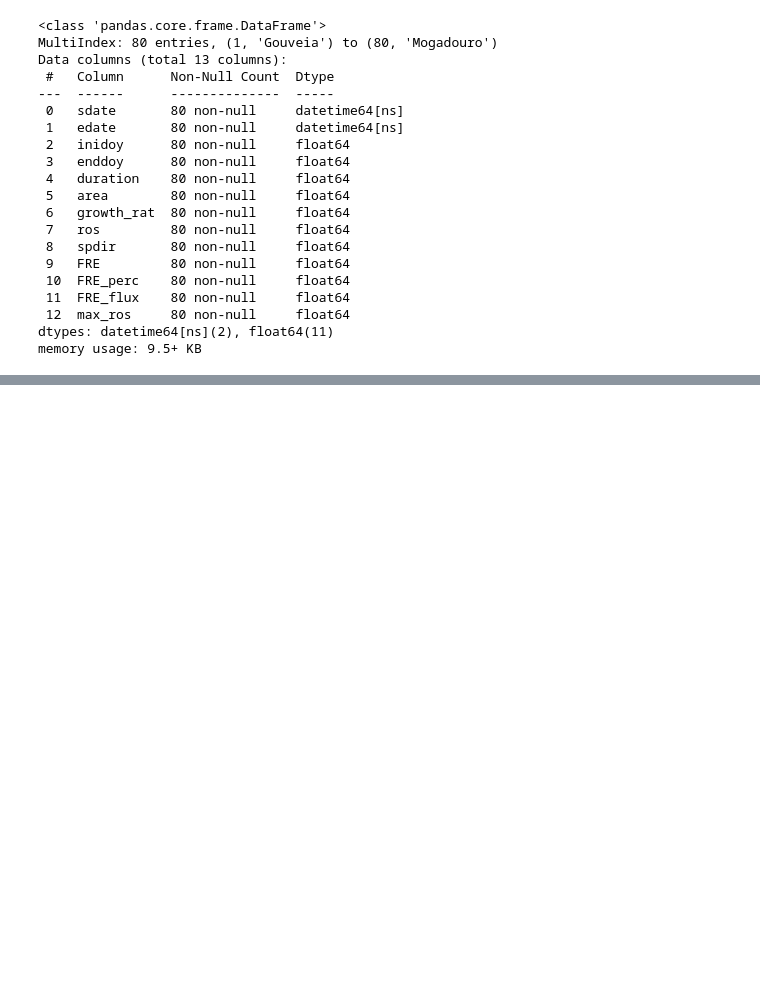
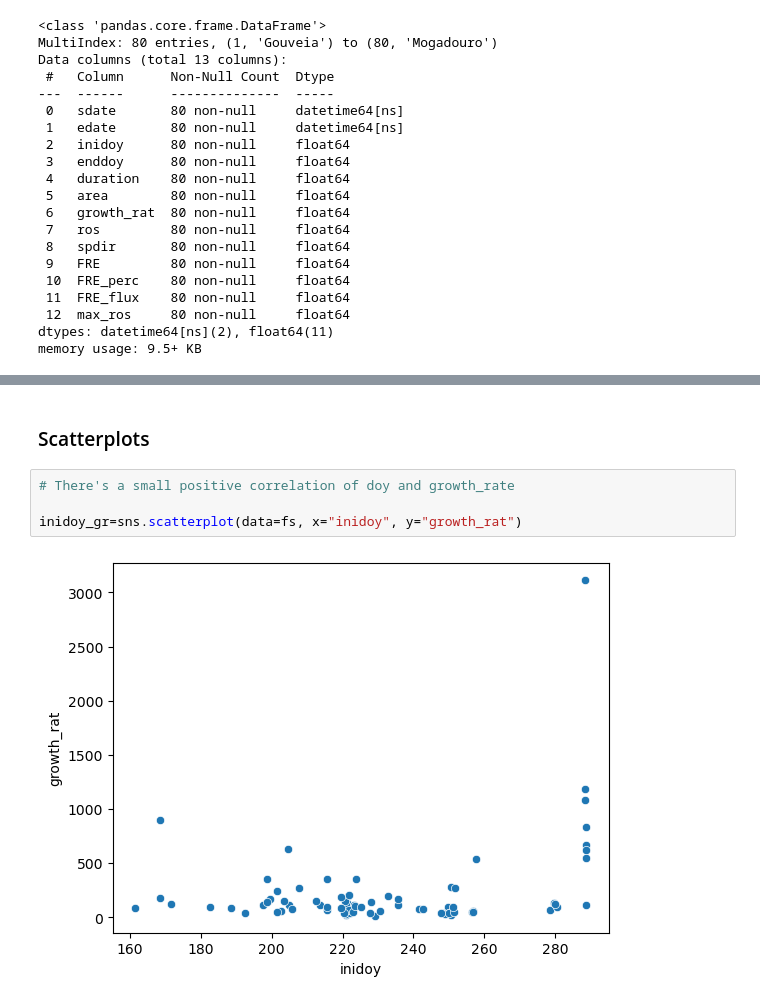
Before and after one commit to Lenavaz/DataScienceProj_WildfireAnalysis, a Jupyter notebook: Wildfire Project.ipynb, the cells around one changed output, grey strips where cells are left out. Drawn from its saved outputs; the diff is of its cells as text; blank space fills up the shorter version.

```diff
--- a/Wildfire Project.ipynb
+++ b/Wildfire Project.ipynb
@@ -315,0 +269,8 @@ fs.describe()
+# %% [markdown]
+### Scatterplots
+# %%
+# There's a small positive correlation of doy and growth_rate
+
+inidoy_gr=sns.scatterplot(data=fs, x="inidoy", y="growth_rat")
+# %% [output]
+[figure, added]
```
Also changed, not shown: parts of 29 cells of this notebook, 1 other file.
